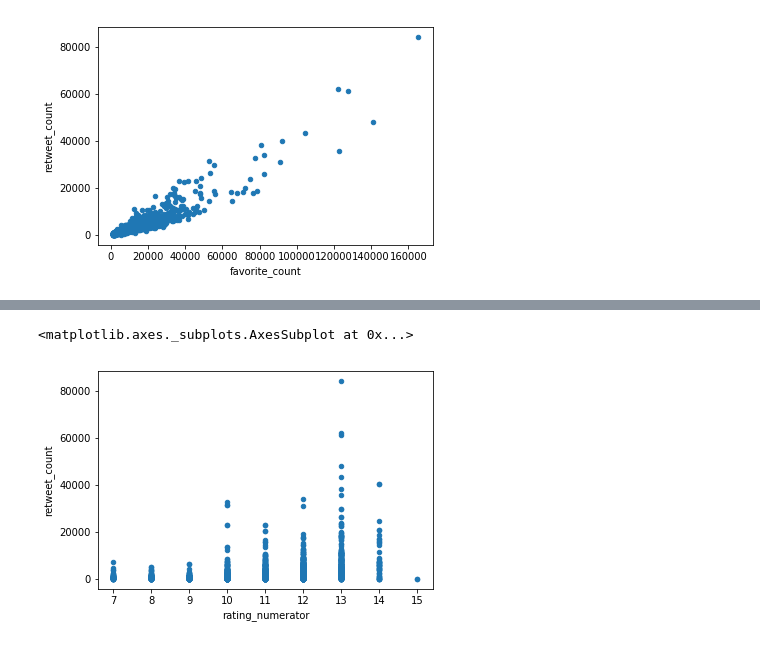
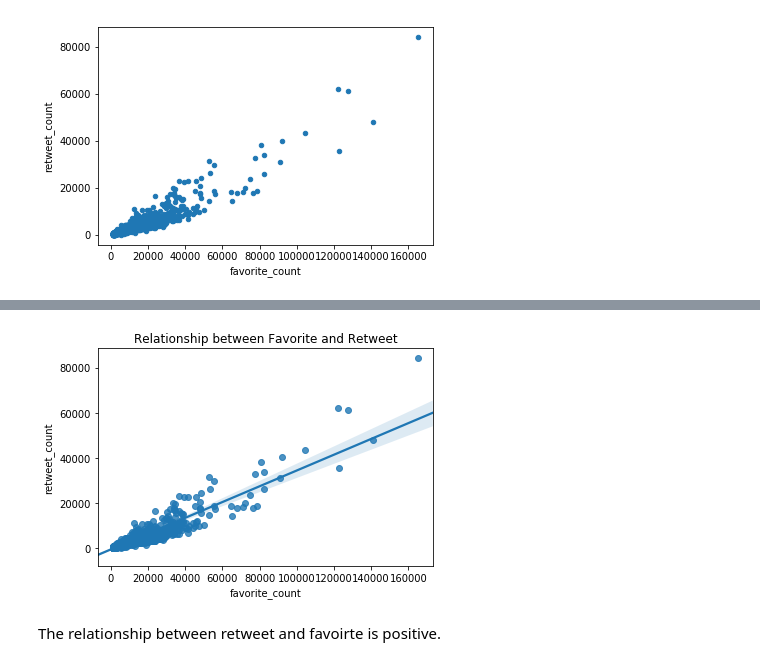
Before and after one commit to Noah-Zheng/DataWrangling_Project, a Jupyter notebook: wrangle_act.ipynb, the cells around one changed output, grey strips where cells are left out. Cells and saved outputs as stored; diff of their text form; code cells hidden in the pictures.

```diff
--- a/wrangle_act.ipynb
+++ b/wrangle_act.ipynb
@@ -873,5 +905,13 @@ sns.regplot(data_reduced.favorite_count, data_reduced.retweet_count)
-# %%
-df[(df.rating_numerator>=7) & (df.rating_numerator<=15)].plot.scatter(x='rating_numerator',  y='retweet_count')
-# %% [output]
-<matplotlib.axes._subplots.AxesSubplot at 0x...>
-[figure, removed]
+# %%
+#https://stackoverflow.com/questions/37234163/how-to-add-a-line-of-best-fit-to-scatter-plot
+import seaborn as sns
+
+data_reduced = df[df.favorite_count>=1374]
+ax = sns.regplot(data_reduced.favorite_count, data_reduced.retweet_count)
+ax.set_title('')
+plt.title('Relationship between Favorite and Retweet')
+plt.savefig('Relationship between Favorite and Retweet.png')
+# %% [output]
+[figure, added]
+# %% [markdown]
+The relationship between retweet and favoirte is positive.
```
Also changed, not shown: parts of 11 cells of this notebook, 6 other files.
